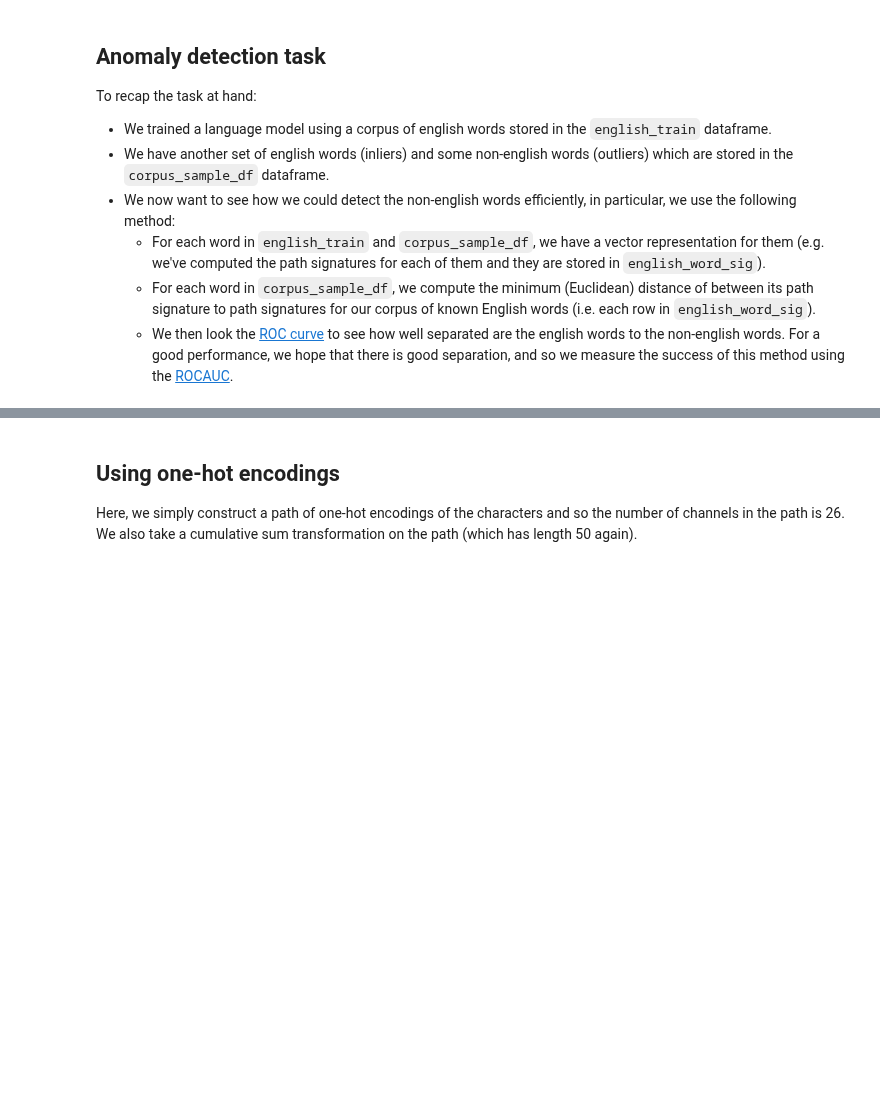
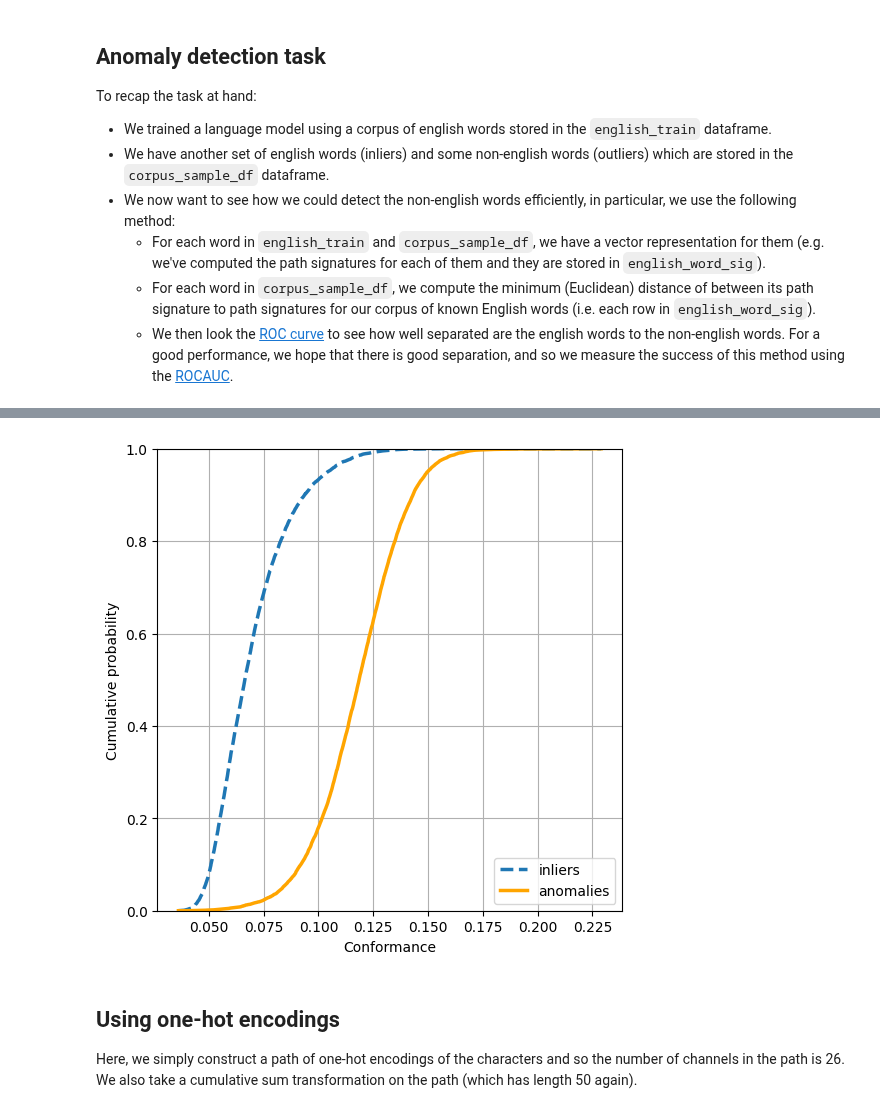
Before and after one commit to datasig-ac-uk/signature_applications, a Jupyter notebook: anomaly_detection_language_dataset/alphabet_analysis.ipynb, the cells around one changed output, grey strips where cells are left out. Saved outputs shown, nothing was run; the diff lists cells and outputs as text; code cells hidden in the pictures; blank space fills up the shorter version.

```diff
--- a/anomaly_detection_language_dataset/alphabet_analysis.ipynb
+++ b/anomaly_detection_language_dataset/alphabet_analysis.ipynb
@@ -434,3 +757,13 @@ compute_scores(main_corpus=english_word_sig,
+# %%
+# plot CDF
+plot_cdf_given_dists(
+    inlier_dists,
+    outlier_dists,
+    bins=10000000,
+    title=f"",
+)
+# %% [output]
+[figure, added]
 # %% [markdown]
 ## Using one-hot encodings
 
```
Also changed, not shown: parts of 80 cells of this notebook, 1 other file.
